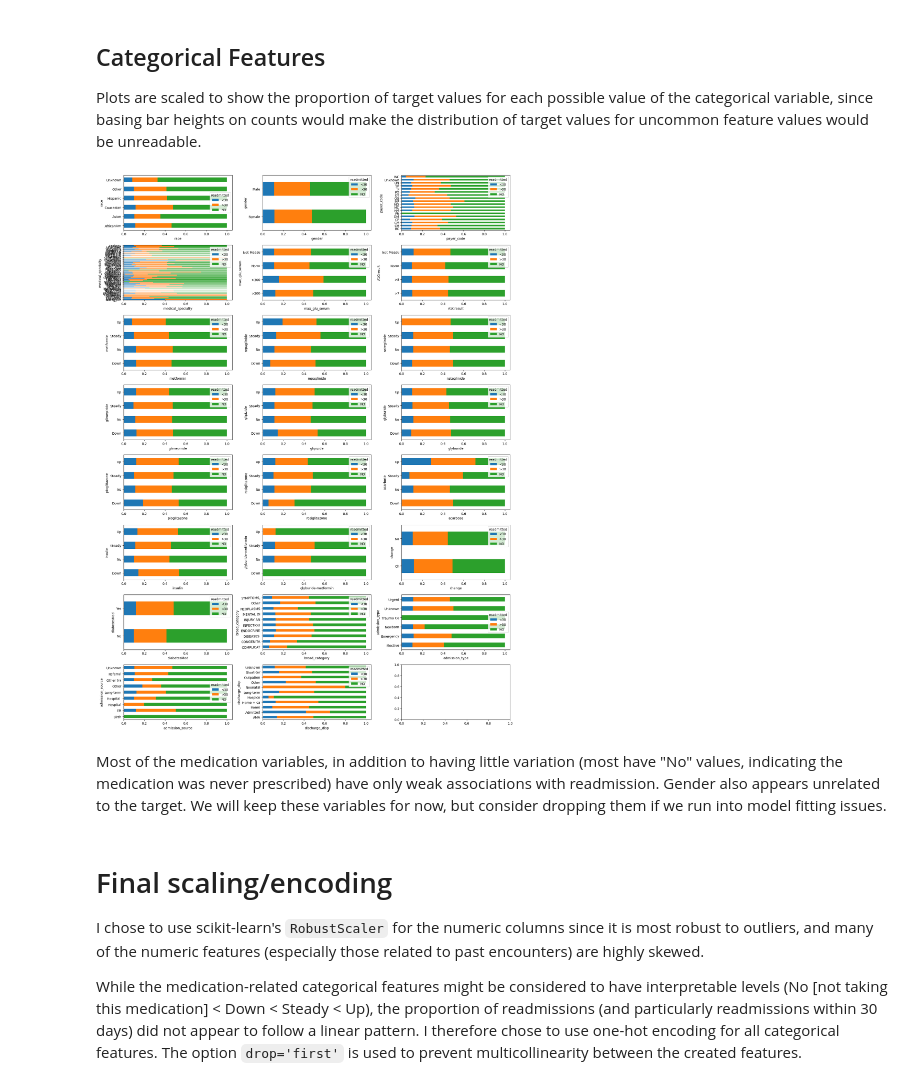
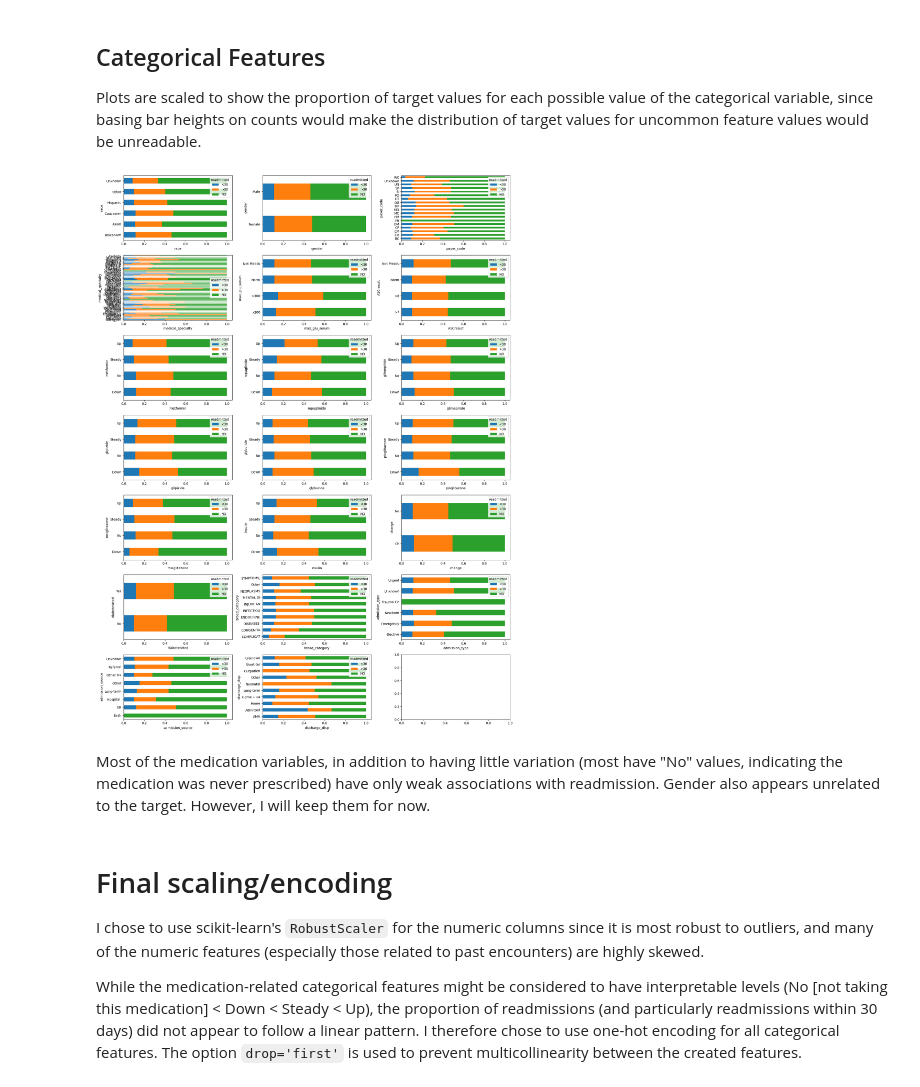
Before and after one commit to bennettJG/data17200project, a Jupyter notebook: Data_Preparation.ipynb, the cells around one changed output. Saved outputs shown, nothing was run; the diff lists cells and outputs as text; code cells hidden in the pictures.

```diff
--- a/Data_Preparation.ipynb
+++ b/Data_Preparation.ipynb
@@ -231,13 +238,13 @@ admission_type_id
 train['admission_type'] = train['admission_type_id'].replace({1: 'Emergency', 2: 'Urgent', 3: 'Elective', 4: 'Newborn', 5: 'Unknown', 6: 'Unknown', 7: 'Trauma Center', 8: 'Unknown'})
 train['admission_source'] = train['admission_source_id'].replace(
     {1: 'Referral', 2: 'Referral', 3: 'Referral', 4: 'Hospital transfer', 5: 'Long-term care transfer',
-     6: 'Other transfer', 7: 'ER', 8: 'Other', 9: 'Unknown', 10: 'Hospital', 11: 'Birth', 12: 'Birth', 13: 'Birth',
+     6: 'Other transfer', 7: 'ER', 8: 'Other', 9: 'Unknown', 10: 'Hospital transfer', 11: 'Birth', 12: 'Birth', 13: 'Birth',
      14: 'Birth', 15: 'Unknown', 17: 'Unknown', 18: 'Other transfer', 19: 'Other transfer', 20: 'Unknown', 21: 'Unknown',
      22: 'Hospital transfer', 23: 'Birth', 24: 'Birth', 25: 'Other transfer', 26: 'Long-term care transfer'})
 # Assign "Expired" discharge dispositions so they can be dropped with .dropna()
 train['discharge_disp'] = train['discharge_disposition_id'].replace(
     {1: 'Home', 2:'Short-term care', 3:'Long-term care', 4:'Long-term care', 5: 'Other', 6: 'Home + care', 7:'AMA', 8: 'Home + care',
-     9: 'Admitted', 10: 'Neonatal', 11: None, 12: 'Outpatient', 13: 'Hospice', 14: 'Hospice', 15: 'Admitted', 16: 'Outpatient', 17: 'Outpatient',
+     9: 'Admitted', 10: 'Neonatal', 11: None, 12: 'Outpatient', 13: None, 14: None, 15: 'Admitted', 16: 'Outpatient', 17: 'Outpatient',
      18: 'Unknown', 19: None, 20: None, 21: None, 22: 'Long-term care', 23: 'Long-term care', 24: 'Long-term care', 25: 'Unknown', 26: 'Unknown',
      27: 'Other', 28: 'Other', 29: 'Other', 30: 'Other'})
 train = train.dropna(subset=['discharge_disp'])
@@ -249,10 +256,10 @@ test['admission_source'] = test['admission_source_id'].replace(
      14: 'Birth', 15: 'Unknown', 17: 'Unknown', 18: 'Other transfer', 19: 'Other transfer', 20: 'Unknown', 21: 'Unknown',
      22: 'Hospital transfer', 23: 'Birth', 24: 'Birth', 25: 'Other transfer', 26: 'Long-term care transfer'})
 test['discharge_disp'] = test['discharge_disposition_id'].replace(
-    {1: 'Home', 2:'Short-term care', 3:'Long-term care', 4:'Long-term care', 5: 'Other', 6: 'Home + care', 7:'AMA', 8: 'Home + care',
-     9: 'Admitted', 10: 'Neonatal', 11: None, 12: 'Outpatient', 13: 'Hospice', 14: 'Hospice', 15: 'Admitted', 16: 'Outpatient', 17: 'Outpatient',
-     18: 'Unknown', 19: None, 20: None, 21: None, 22: 'Long-term care', 23: 'Long-term care', 24: 'Long-term care', 25: 'Unknown', 26: 'Unknown',
-     27: 'Other', 28: 'Other', 29: 'Other', 30: 'Other'})
+    {1: 'Referral', 2: 'Referral', 3: 'Referral', 4: 'Hospital transfer', 5: 'Long-term care transfer',
+     6: 'Other transfer', 7: 'ER', 8: 'Other', 9: 'Unknown', 10: 'Hospital transfer', 11: 'Birth', 12: 'Birth', 13: 'Birth',
+     14: 'Birth', 15: 'Unknown', 17: 'Unknown', 18: 'Other transfer', 19: 'Other transfer', 20: 'Unknown', 21: 'Unknown',
+     22: 'Hospital transfer', 23: 'Birth', 24: 'Birth', 25: 'Other transfer', 26: 'Long-term care transfer'})
 test = test.dropna(subset=['discharge_disp'])
 # %%
 # Drop columns that have been converted to features
@@ -282,7 +288,7 @@ Index(['race', 'gender', 'age', 'time_in_hospital', 'payer_code',
 num_cols = train.drop(['readmitted', 'readmit_less30'], axis=1).select_dtypes(include='number').columns
 cat_cols = train.drop(['readmitted', 'readmit_less30'], axis=1).select_dtypes(include='object').columns
 
-fig, ax = plt.subplots(4, 3, figsize=(18, 12))
+fig, ax = plt.subplots(5, 3, figsize=(18, 15))
 axes = np.ravel(ax)
 
 for a, c in zip(axes, num_cols):
@@ -307,7 +313,7 @@ scatter_matrix(train[['prev_encounters', 'prev_time_hospital', 'prev_readmit_les
 # %% [markdown]
 ## Categorical Features
 # %%
-fig, ax = plt.subplots(8, 3, figsize=(18, 24))
+fig, ax = plt.subplots(7, 3, figsize=(18, 24))
 axes = np.ravel(ax)
 for a, c in zip(axes, cat_cols):
   counts = train[c].value_counts()
@@ -408,7 +414,7 @@ array([[<Axes: xlabel='lab_log', ylabel='lab_log'>,
 (For the more heavily skewed variables, I log-scaled them before plotting to better see the relationships)
 # %%
 import seaborn as sns
-fig, ax = plt.subplots(4, 3, figsize=(18, 12))
+fig, ax = plt.subplots(5, 3, figsize=(18, 15))
 axes = np.ravel(ax)
 
 highly_skewed_cols = ['prev_encounters', 'number_outpatient', 'number_emergency', 'number_inpatient', 'number_diagnoses', 'prev_time_hospital', 'prev_readmit_less30']
@@ -425,19 +431,19 @@ plt.tight_layout()
 
 Plots are scaled to show the proportion of target values for each possible value of the categorical variable, since basing bar heights on counts would make the distribution of target values for uncommon feature values would be unreadable.
 # %%
-fig, ax = plt.subplots(8, 3, figsize=(18, 24))
+fig, ax = plt.subplots(7, 3, figsize=(18, 24))
 axes = np.ravel(ax)
 
 for a, c in zip(axes, cat_cols):
   ct = pd.crosstab(train[c].str.slice(0,9), train['readmitted'], normalize='index')
   ct.plot(kind='barh', stacked=True, ax=a, rot=1)
   a.set_xlabel(c)
 
 plt.tight_layout()
 # %% [output]
-[figure, old version]
+[figure, new version]
 # %% [markdown]
-Most of the medication variables, in addition to having little variation (most have "No" values, indicating the medication was never prescribed) have only weak associations with readmission. Gender also appears unrelated to the target. We will keep these variables for now, but consider dropping them if we run into model fitting issues.
+Most of the medication variables, in addition to having little variation (most have "No" values, indicating the medication was never prescribed) have only weak associations with readmission. Gender also appears unrelated to the target. However, I will keep them for now.
 # %% [markdown]
 # Final scaling/encoding
 
```
Also changed, not shown: parts of 25 cells of this notebook.
